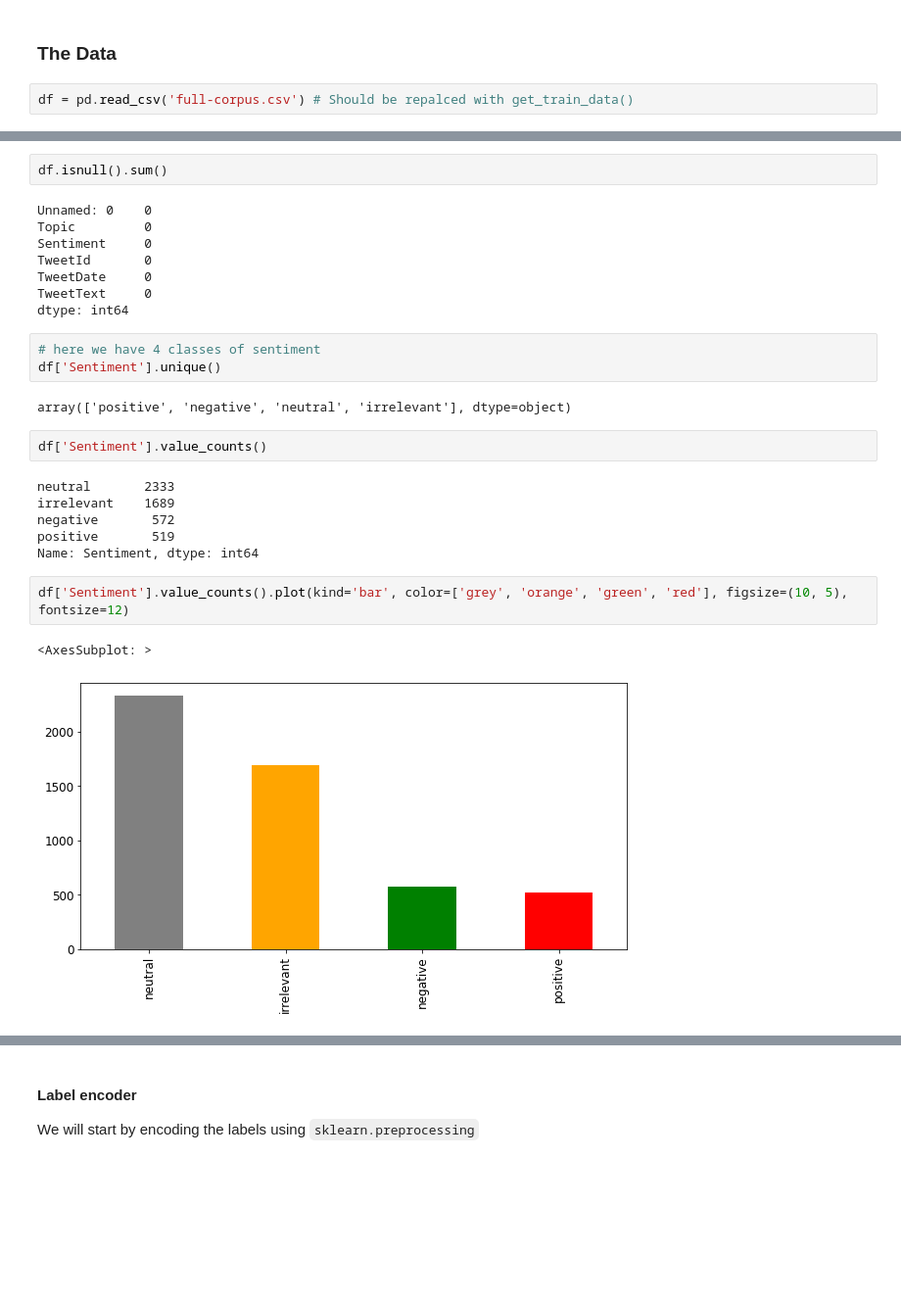
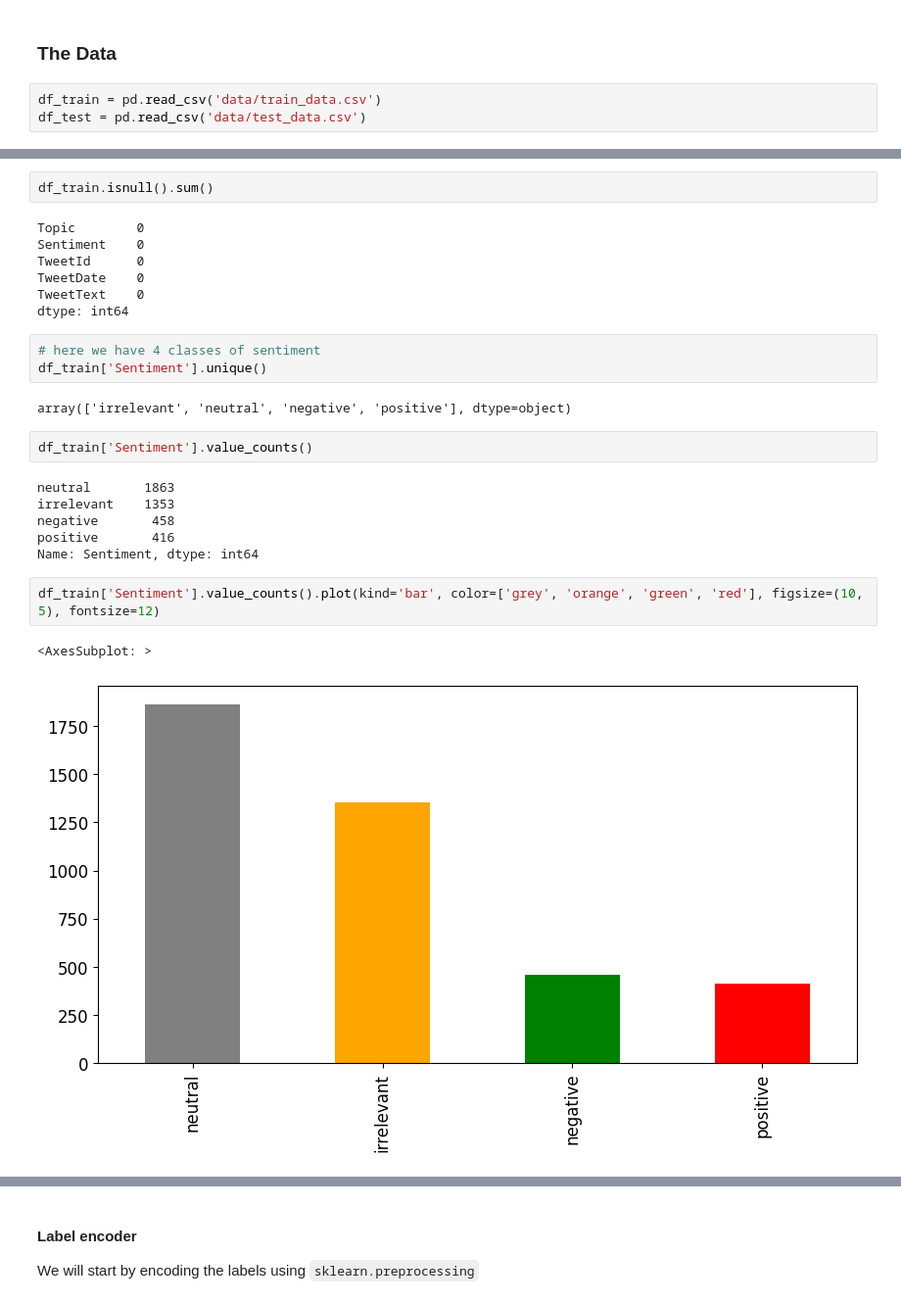
Before and after one commit to moustapha00/Tweets-classification-data-camp-2022, a Jupyter notebook: notebook abdalla&vadel&sonali.ipynb, the cells around one changed output, grey strips where cells are left out. Shown at 98% size. Saved outputs shown, nothing was run; the diff lists cells and outputs as text; blank space fills up the shorter version.

Commit message:
add the training and the test dataset to the notebook

```diff
--- a/notebook abdalla&vadel&sonali.ipynb
+++ b/notebook abdalla&vadel&sonali.ipynb
@@ -34,5 +64,6 @@ tf.__version__
 # %% [markdown]
 ### The Data
 # %%
-df = pd.read_csv('full-corpus.csv') # Should be repalced with get_train_data()
+df_train = pd.read_csv('data/train_data.csv')
+df_test = pd.read_csv('data/test_data.csv')
 # %%
@@ -83,29 +97,28 @@ memory usage: 239.8+ KB
 # %%
-df.isnull().sum()
+df_train.isnull().sum()
 # %% [output]
-Unnamed: 0    0
-Topic         0
-Sentiment     0
-TweetId       0
-TweetDate     0
-TweetText     0
+Topic        0
+Sentiment    0
+TweetId      0
+TweetDate    0
+TweetText    0
 dtype: int64
 # %%
 # here we have 4 classes of sentiment
-df['Sentiment'].unique()
+df_train['Sentiment'].unique()
 # %% [output]
-array(['positive', 'negative', 'neutral', 'irrelevant'], dtype=object)
+array(['irrelevant', 'neutral', 'negative', 'positive'], dtype=object)
 # %%
-df['Sentiment'].value_counts()
+df_train['Sentiment'].value_counts()
 # %% [output]
-neutral       2333
-irrelevant    1689
-negative       572
-positive       519
+neutral       1863
+irrelevant    1353
+negative       458
+positive       416
 Name: Sentiment, dtype: int64
 # %%
-df['Sentiment'].value_counts().plot(kind='bar', color=['grey', 'orange', 'green', 'red'], figsize=(10, 5), fontsize=12)
+df_train['Sentiment'].value_counts().plot(kind='bar', color=['grey', 'orange', 'green', 'red'], figsize=(10, 5), fontsize=12)
 # %% [output]
 <AxesSubplot: >
-[figure, old version]
+[figure, new version]
 # %%
```
Also changed, not shown: parts of 14 cells of this notebook.
